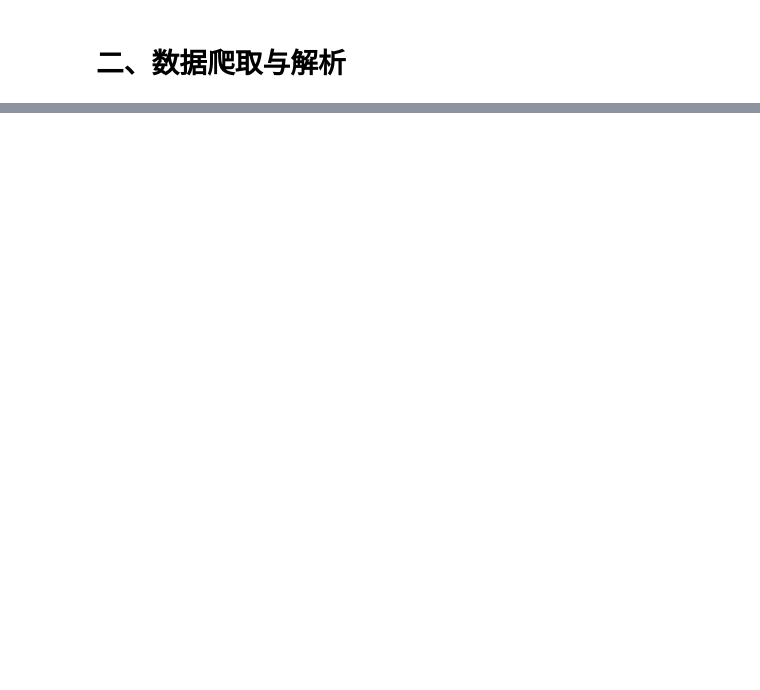
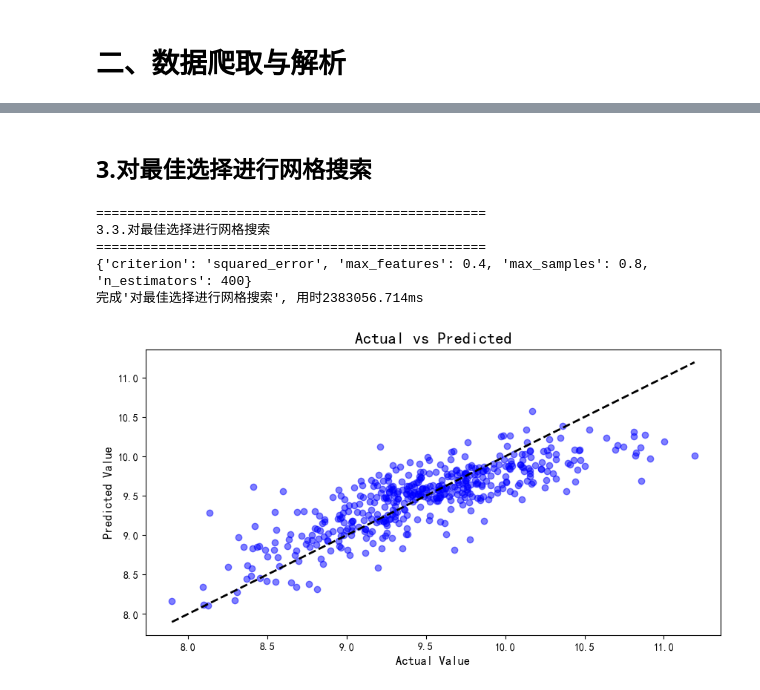
Before and after one commit to FantasySilence/DataAnalysisFinal, a Jupyter notebook: main_mymodule.ipynb, the cells around one changed output, grey strips where cells are left out. Saved outputs shown, nothing was run; the diff lists cells and outputs as text; code cells hidden in the pictures; blank space fills up the shorter version.

```diff
--- a/main_mymodule.ipynb
+++ b/main_mymodule.ipynb
@@ -39,0 +61,3 @@ print(
+# %%
+row_data = pd.read_csv(FilesIO.getDataset("row_data/CD_housing_data.csv"))
+row_data.head()
@@ -39,0 +153,46 @@ print(
+# %% [markdown]
+## 3.对最佳选择进行网格搜索
+# %%
+print("=" * 50)
+print("3.3.对最佳选择进行网格搜索")
+print("=" * 50)
+param_grid = {
+    "n_estimators": [100, 200, 300, 400, 500],
+    "max_features": [0.2, 0.4, 0.6, 0.8, 1],
+    "max_samples": [0.2, 0.4, 0.6, 0.8, 1],
+    "criterion": ['squared_error', 'absolute_error', 'friedman_mse', 'poisson'],
+}
+kfold = KFold(n_splits=10, random_state=42, shuffle=True)
+grid_search = GridSearchCV(
+    estimator=RandomForestRegressor(random_state=42, n_jobs=-1),
+    param_grid=param_grid, cv=kfold, n_jobs=-1,
+)
+grid_search.fit(X_train, y_train)
+print(grid_search.best_params_)
+end_time = time.time()
+print(
+    "完成'对最佳选择进行网格搜索', 用时%.3fms" %
+    ((end_time - start_time) * 1000), end="\n\n"
+)
+# %% [output]
+==================================================
+3.3.对最佳选择进行网格搜索
+==================================================
+{'criterion': 'squared_error', 'max_features': 0.4, 'max_samples': 0.8, 'n_estimators': 400}
+完成'对最佳选择进行网格搜索', 用时2383056.714ms
+# %%
+best_regressor = RandomForestRegressor(
+    n_estimators=400, max_features=0.4, max_samples=0.8, criterion="squared_error"
+)
+best_regressor.fit(X_train, y_train)
+y_pred = best_regressor.predict(X_test)
+# %%
+fig, ax = plt.subplots(figsize=(10, 5), dpi=100)
+ax.scatter(y_test, y_pred, c="b", alpha=0.5)
+ax.plot([y_test.min(), y_test.max()], [y_test.min(), y_test.max()], "k--", lw=2)
+ax.set_title("Actual vs Predicted", fontsize=16)
+ax.set_ylabel("Predicted Value", fontsize=12)
+ax.set_xlabel("Actual Value", fontsize=12)
+plt.show()
+# %% [output]
+[figure, added]
```
Also changed, not shown: parts of 10 cells of this notebook.
